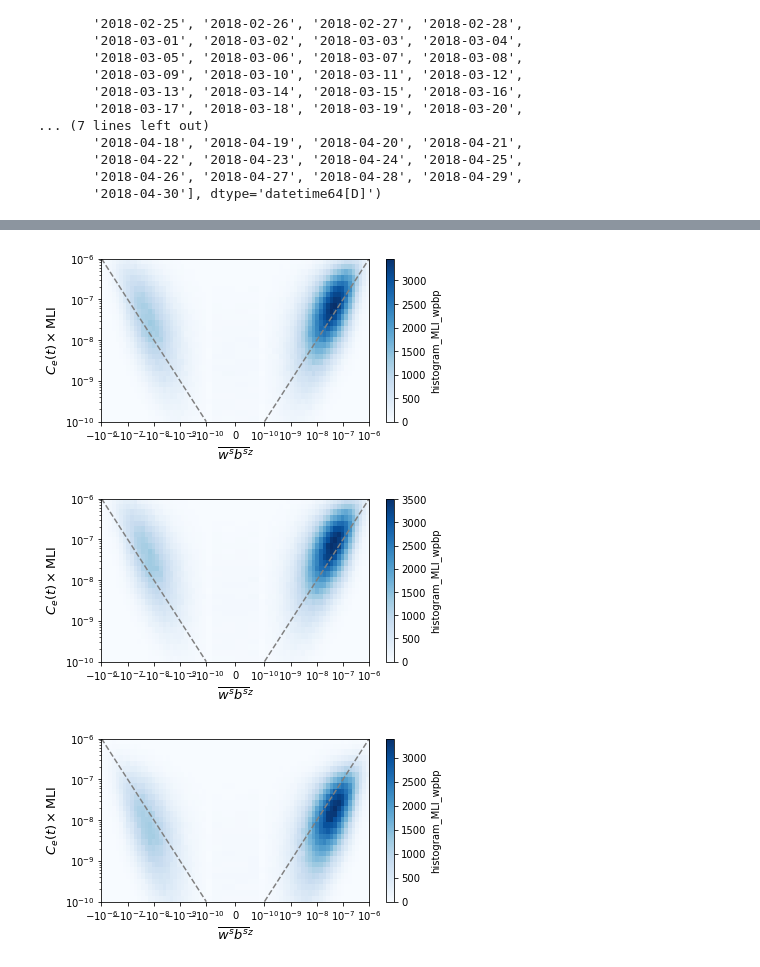
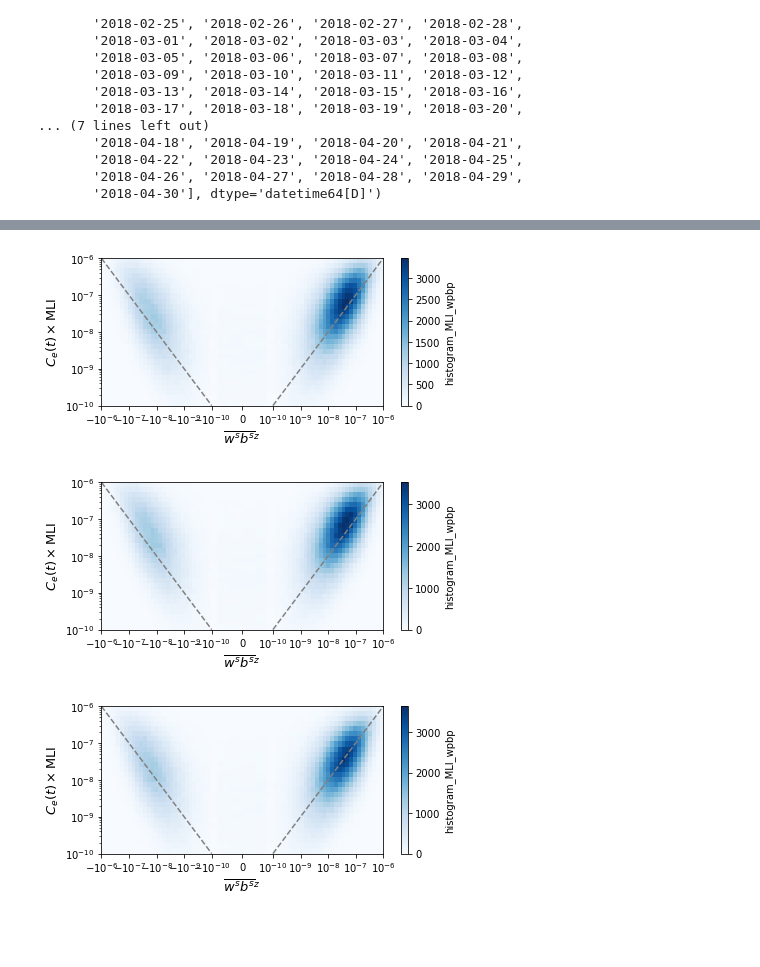
Before and after one commit to pangeo-data/swot_adac_ogcms, a Jupyter notebook: MLI-FIOCOM32.ipynb, the cells around one changed output, grey strips where cells are left out. Cells and saved outputs as stored; diff of their text form; code cells hidden in the pictures; blank space fills up the shorter version.

```diff
--- a/MLI-FIOCOM32.ipynb
+++ b/MLI-FIOCOM32.ipynb
@@ -517,27 +527,28 @@ amMLI = alpham*MLI
 amMLI.name = 'MLI'
 # %%
 fig, ax = plt.subplots(figsize=(6,3))
+fig.set_tight_layout(True)
 
 xhist((amMLI).chunk({'time':1}),
       wpbp_coar.chunk({'time':1}),
       bins=[np.logspace(-10,-6,30),
             np.concatenate((-np.logspace(-6,-10,30),
                             np.concatenate((np.linspace(-9e-11,9e-11,5),np.logspace(-10,-6,30)))))
            ]
      ).plot(ax=ax, cmap='Blues')
 
 ax.plot(np.linspace(1e-10,1e-6), np.linspace(1e-10,1e-6), c='grey', ls='--')
 ax.plot(np.linspace(-1e-6,-1e-10), np.linspace(1e-6,1e-10), c='grey', ls='--')
 ax.set_xscale('symlog', linthresh=1e-10)
 ax.set_yscale('log')
 ax.set_ylim([1e-10,1e-6])
 ax.set_xlim([-1e-6,1e-6])
 ax.set_xlabel(r"$\overline{w^sb^s}^z$", fontsize=13)
 ax.set_ylabel(r"$C_e(t)\times$MLI", fontsize=13)
 
 plt.savefig('/home/jovyan/Figures/FIOCOM32-wb_meanCe-hist_01.pdf')
 # %% [output]
-[figure, old version]
+[figure, new version]
 # %%
 alpha75 = np.ones(len(MLI.time))
 for i in range(len(MLI.time)):
@@ -549,6 +560,7 @@ a75MLI = alpha75[:,np.newaxis,np.newaxis]*MLI
 a75MLI.name = 'MLI'
 # %%
 fig, ax = plt.subplots(figsize=(6,3))
+fig.set_tight_layout(True)
 
 xhist((a75MLI).chunk({'time':1}),
       wpbp_coar.chunk({'time':1}),
@@ -569,7 +581,7 @@ ax.set_ylabel(r"$C_e(t)\times$MLI", fontsize=13)
 
 plt.savefig('/home/jovyan/Figures/FIOCOM32-wb_075Ce-hist_01.pdf')
 # %% [output]
-[figure, old version]
+[figure, new version]
 # %%
 alphamo = np.ones(len(MLI.time))
 for i in range(len(MLI.time)):
@@ -584,6 +596,7 @@ amoMLI = alphamo[:,np.newaxis,np.newaxis]*MLI
 amoMLI.name = 'MLI'
 # %%
 fig, ax = plt.subplots(figsize=(6,3))
+fig.set_tight_layout(True)
 
 xhist((amoMLI).chunk({'time':1}),
       wpbp_coar.chunk({'time':1}),
@@ -604,4 +617,4 @@ ax.set_ylabel(r"$C_e(t)\times$MLI", fontsize=13)
 
 plt.savefig('/home/jovyan/Figures/FIOCOM32-wb_modeCe-hist_01.pdf')
 # %% [output]
-[figure, old version]
+[figure, new version]
```
Also changed, not shown: parts of 9 cells of this notebook, 6 other files.
